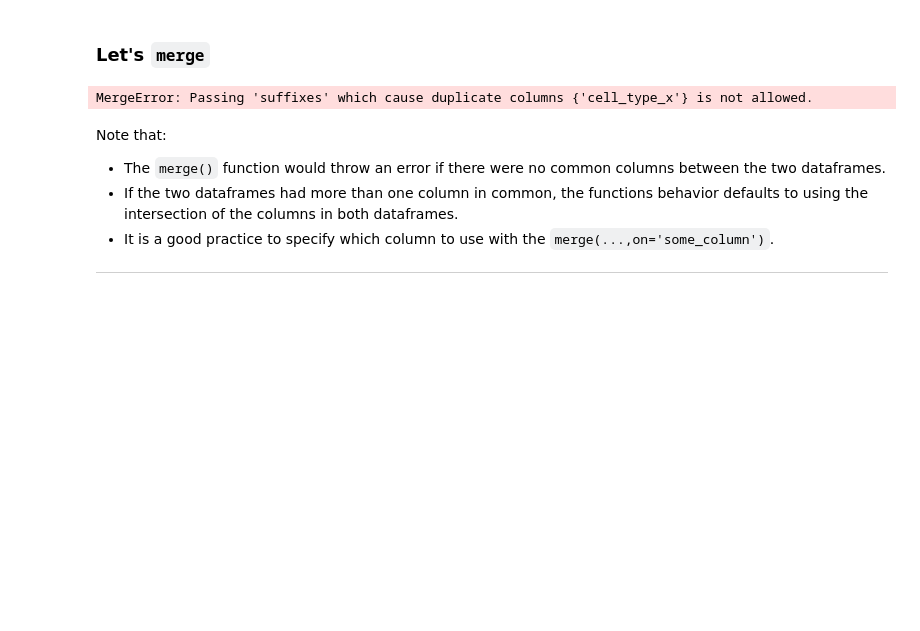
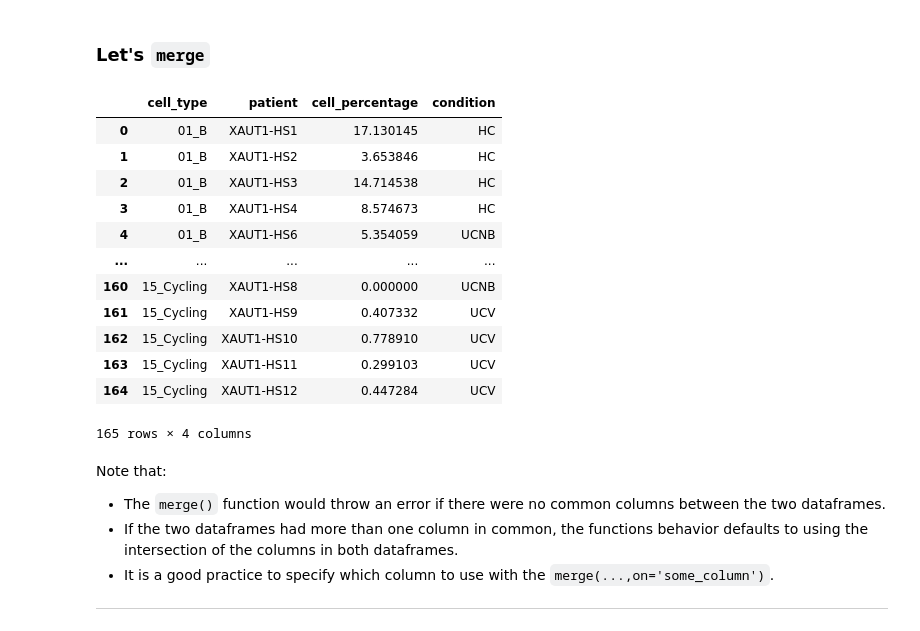
Before and after one commit to POLimmuno/PaulLeclerc_225a, a Jupyter notebook: bms225a_ds_workshop2_PaulLeclerc.ipynb, the cells around one changed output. Cells and saved outputs as stored; diff of their text form; code cells hidden in the pictures; blank space fills up the shorter version.

```diff
--- a/bms225a_ds_workshop2_PaulLeclerc.ipynb
+++ b/bms225a_ds_workshop2_PaulLeclerc.ipynb
@@ -485,19 +482,30 @@ cell_type_percentages.head()
 # %%
 ## It looks like we can merge the two by joining them on their common column "patient"
 ## Lets use the .merge() function on the cell_type_percentages dataframe with input patient_to_condition
 
 ## Ok to overwrite the same cell_type_percentages dataframe
 
 ######################################################################
 
-
 cell_type_percentages = cell_type_percentages.merge(patient_to_condition, on = 'patient')
+cell_type_percentages = cell_type_percentages.drop('cell_type_y', axis=1)
+cell_type_percentages.rename(columns={"cell_type_x": "cell_type"}, inplace=True)
 cell_type_percentages
-
-
 ######################################################################
 # %% [output]
+|  | cell_type | patient | cell_percentage | condition |
+| 0 | 01_B | XAUT1-HS1 | 17.130145 | HC |
+| 1 | 01_B | XAUT1-HS2 | 3.653846 | HC |
+| 2 | 01_B | XAUT1-HS3 | 14.714538 | HC |
+| 3 | 01_B | XAUT1-HS4 | 8.574673 | HC |
+| 4 | 01_B | XAUT1-HS6 | 5.354059 | UCNB |
+| ... | ... | ... | ... | ... |
+| 160 | 15_Cycling | XAUT1-HS8 | 0.000000 | UCNB |
+| 161 | 15_Cycling | XAUT1-HS9 | 0.407332 | UCV |
+| 162 | 15_Cycling | XAUT1-HS10 | 0.778910 | UCV |
+| 163 | 15_Cycling | XAUT1-HS11 | 0.299103 | UCV |
+| 164 | 15_Cycling | XAUT1-HS12 | 0.447284 | UCV |
-MergeError: Passing 'suffixes' which cause duplicate columns {'cell_type_x'} is not allowed.
+165 rows × 4 columns
 # %% [markdown]
 Note that:
 - The `merge()` function would throw an error if there were no common columns between the two dataframes.
```
Also changed, not shown: parts of 3 cells of this notebook.
